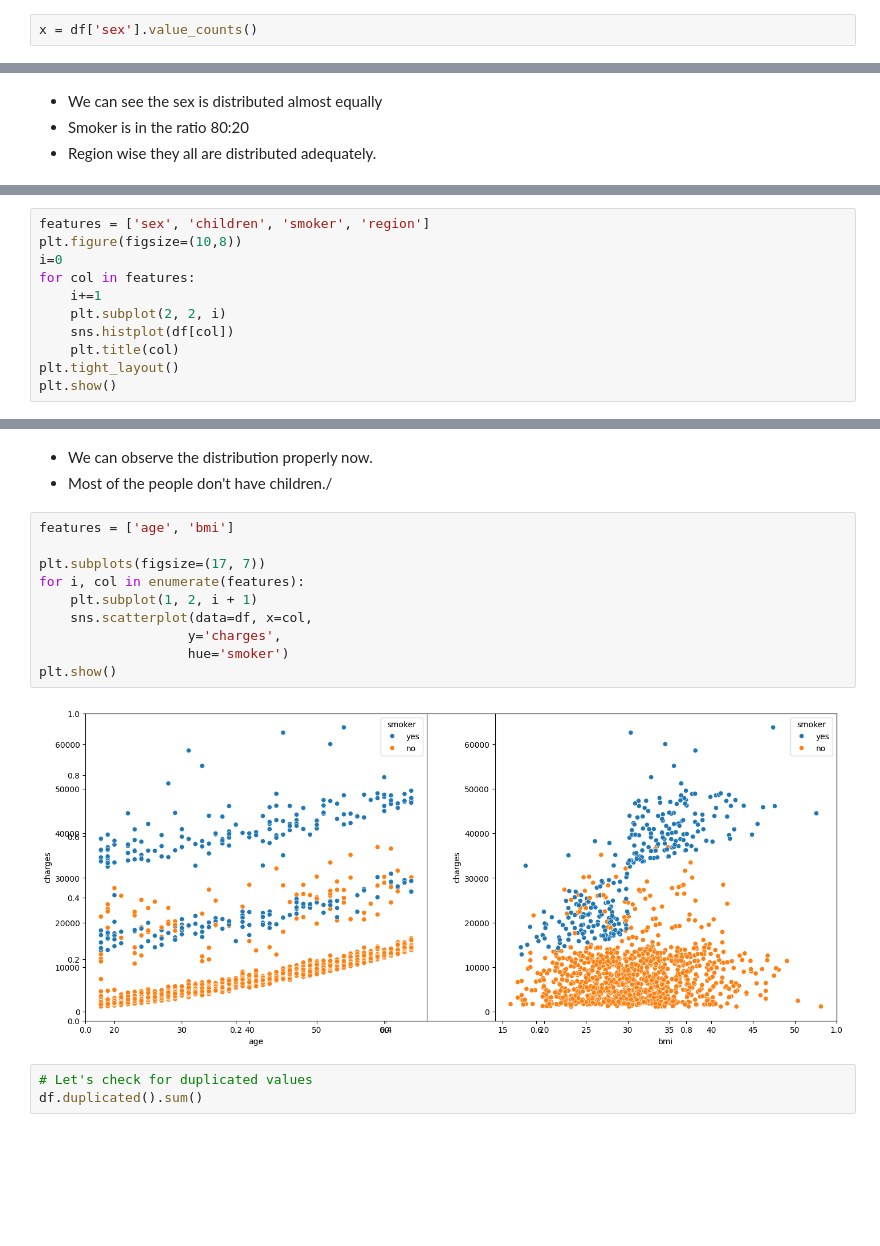
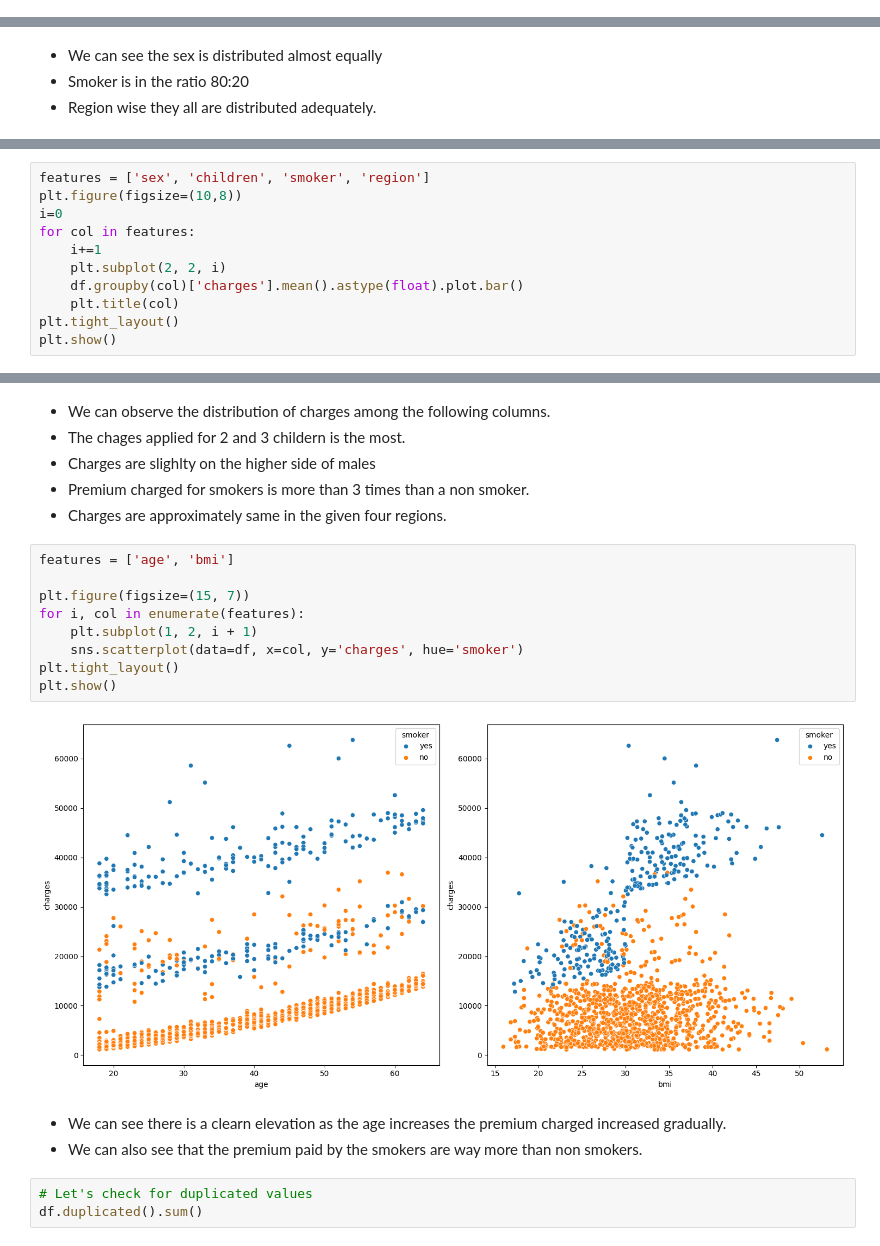
Before and after one commit to rizz045/Medical-Insurance-Price-Prediction-using-Machine-Learning, a Jupyter notebook: Medical_insurance_price_prediction_using_ML.ipynb, the cells around one changed output, grey strips where cells are left out. Saved outputs shown, nothing was run; the diff lists cells and outputs as text; blank space fills up the shorter version.

```diff
--- a/Medical_insurance_price_prediction_using_ML.ipynb
+++ b/Medical_insurance_price_prediction_using_ML.ipynb
@@ -50,5 +67,3 @@ df.isnull().sum()
 dtype: int64
 # %% [markdown]
 Lukily no null vlaues.
-# %%
-x = df['sex'].value_counts()
@@ -81,7 +97,7 @@ i=0
 for col in features:
     i+=1
     plt.subplot(2, 2, i)
-    sns.histplot(df[col])
+    df.groupby(col)['charges'].mean().astype(float).plot.bar()
     plt.title(col)
 plt.tight_layout()
 plt.show()
@@ -90,18 +106,23 @@ plt.show()
-# %% [markdown]
-* We can observe the distribution properly now.
-* Most of the people don't have children./
+# %% [markdown]
+* We can observe the distribution of charges among the following columns.
+* The chages applied for 2 and 3 childern is the most.
+* Charges are slighlty on the higher side of males
+* Premium charged for smokers is more than 3 times than a non smoker.
+* Charges are approximately same in the given four regions.
 # %%
 features = ['age', 'bmi']
 
-plt.subplots(figsize=(17, 7))
+plt.figure(figsize=(15, 7))
 for i, col in enumerate(features):
     plt.subplot(1, 2, i + 1)
-    sns.scatterplot(data=df, x=col,
-                   y='charges',
-                   hue='smoker')
+    sns.scatterplot(data=df, x=col, y='charges', hue='smoker')
+plt.tight_layout()
 plt.show()
 # %% [output]
-[figure, old version]
+[figure, new version]
+# %% [markdown]
+* We can see there is a clearn elevation as the age increases the premium charged increased gradually.
+* We can also see that the premium paid by the smokers are way more than non smokers.
 # %%
 # Let's check for duplicated values
 df.duplicated().sum()
```
Also changed, not shown: parts of 14 cells of this notebook.
